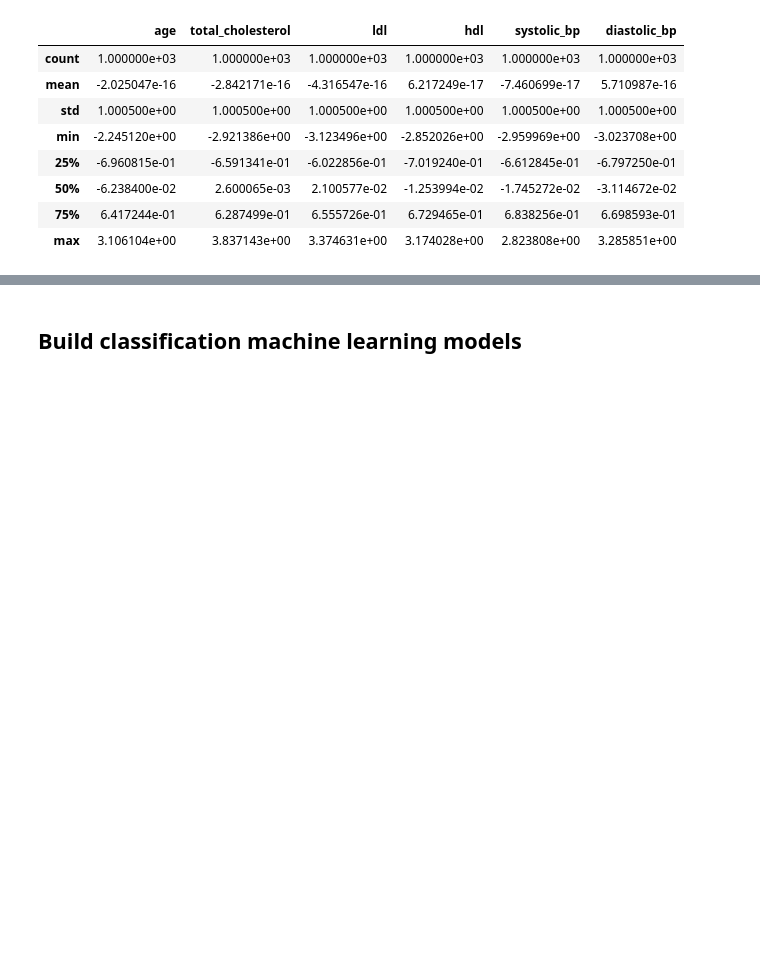
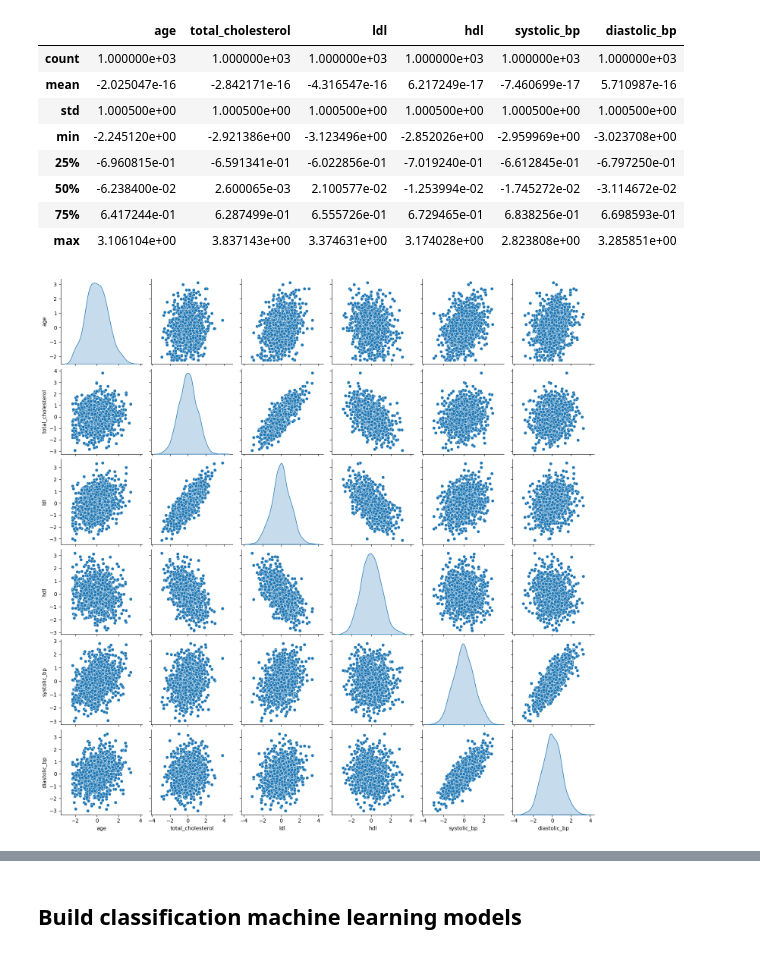
Before and after one commit to stephTchembeu/Heart_Attack_Risk_Assessment, a Jupyter notebook: script/hear_attack_analysis.ipynb, the cells around one changed output, grey strips where cells are left out. Cells and saved outputs as stored; diff of their text form; code cells hidden in the pictures; blank space fills up the shorter version.

```diff
--- a/script/hear_attack_analysis.ipynb
+++ b/script/hear_attack_analysis.ipynb
@@ -150,3 +153,9 @@ scaled_df.describe()
 | max | 3.106104e+00 | 3.837143e+00 | 3.374631e+00 | 3.174028e+00 | 2.823808e+00 | 3.285851e+00 |
 # %%
 # Scater plot matrix of our variables
+# Create a scatter plot matrix
+sns.pairplot(scaled_df, diag_kind='kde', markers='o')
+# Show the plot
+plt.show()
+# %% [output]
+[figure, added]
```
Also changed, not shown: parts of 27 cells of this notebook, 1 other file.
